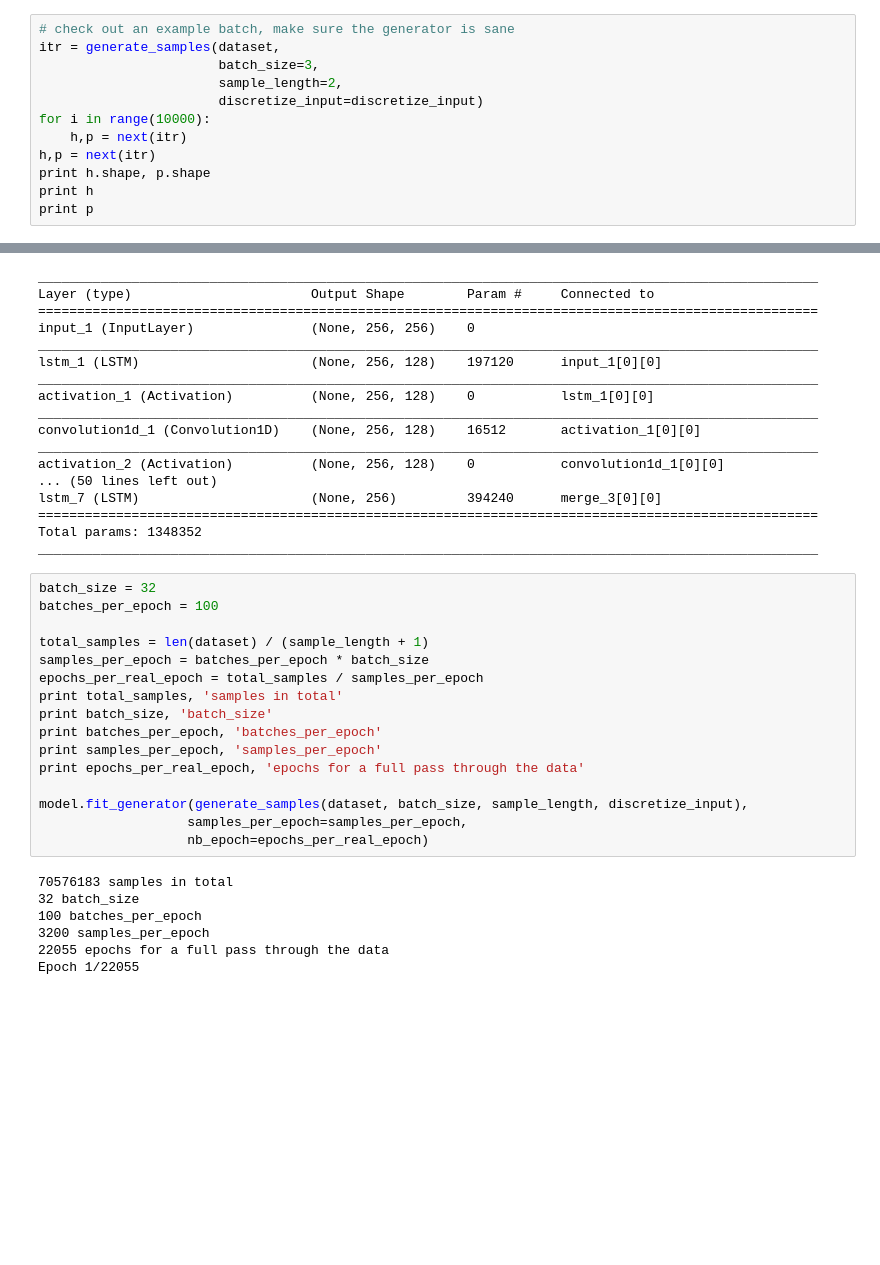
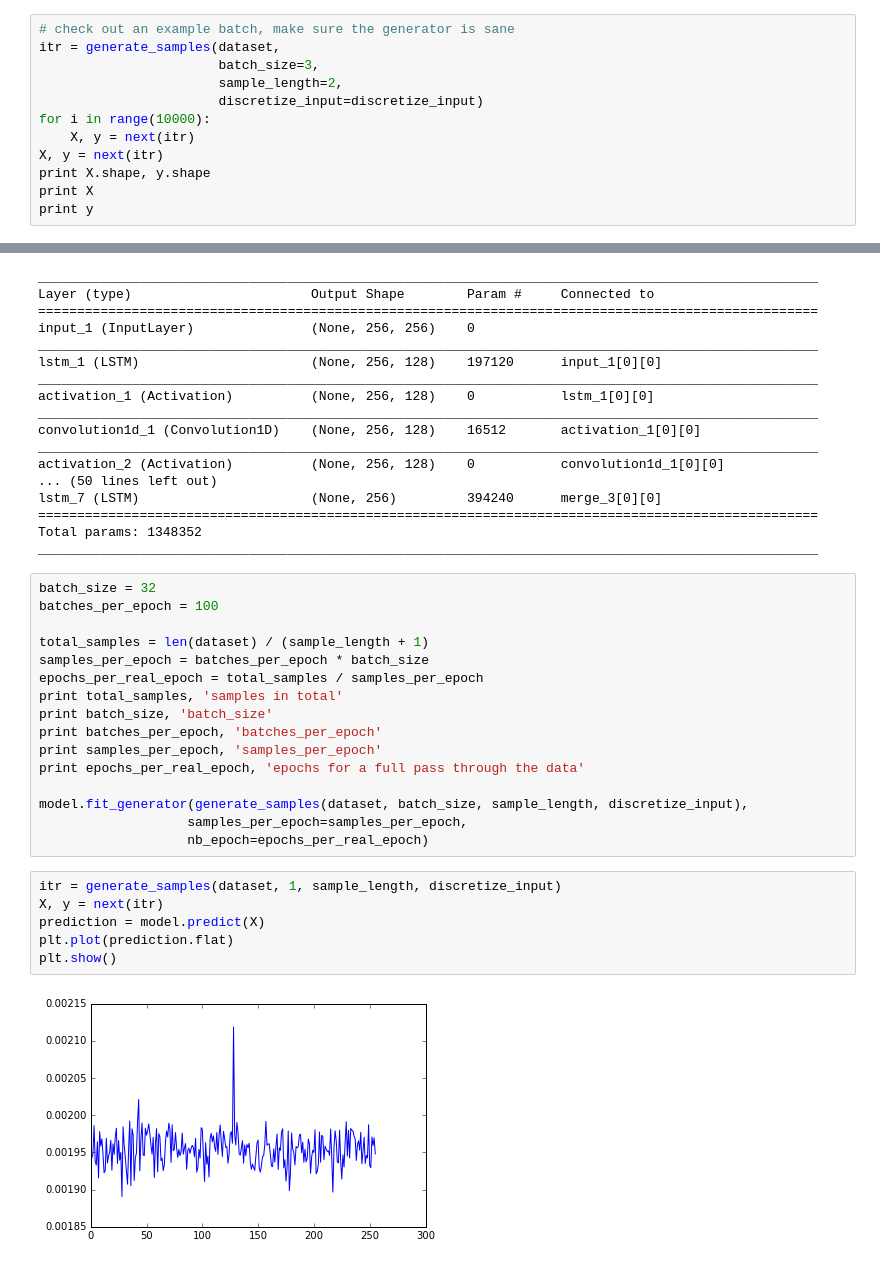
Before and after one commit to kylemcdonald/AudioNotebooks, a Jupyter notebook: HDF5 to LSTM.ipynb, the cells around one changed output, grey strips where cells are left out. Saved outputs shown, nothing was run; the diff lists cells and outputs as text; blank space fills up the shorter version.

Commit message:
predict from all zeros

```diff
--- a/HDF5 to LSTM.ipynb
+++ b/HDF5 to LSTM.ipynb
@@ -53,11 +53,11 @@ itr = generate_samples(dataset,
                        sample_length=2,
                        discretize_input=discretize_input)
 for i in range(10000):
-    h,p = next(itr)
-h,p = next(itr)
-print h.shape, p.shape
-print h
-print p
+    X, y = next(itr)
+X, y = next(itr)
+print X.shape, y.shape
+print X
+print y
 # %% [output]
 (3, 2, 256) (3, 256)
 [[[ 0.  0.  0. ...,  0.  0.  0.]
@@ -153,10 +153,11 @@ print epochs_per_real_epoch, 'epochs for a full pass through the data'
 model.fit_generator(generate_samples(dataset, batch_size, sample_length, discretize_input),
                    samples_per_epoch=samples_per_epoch,
                    nb_epoch=epochs_per_real_epoch)
-# %% [output]
-70576183 samples in total
-32 batch_size
-100 batches_per_epoch
-3200 samples_per_epoch
-22055 epochs for a full pass through the data
-Epoch 1/22055
+# %%
+itr = generate_samples(dataset, 1, sample_length, discretize_input)
+X, y = next(itr)
+prediction = model.predict(X)
+plt.plot(prediction.flat)
+plt.show()
+# %% [output]
+[figure, added]
```
